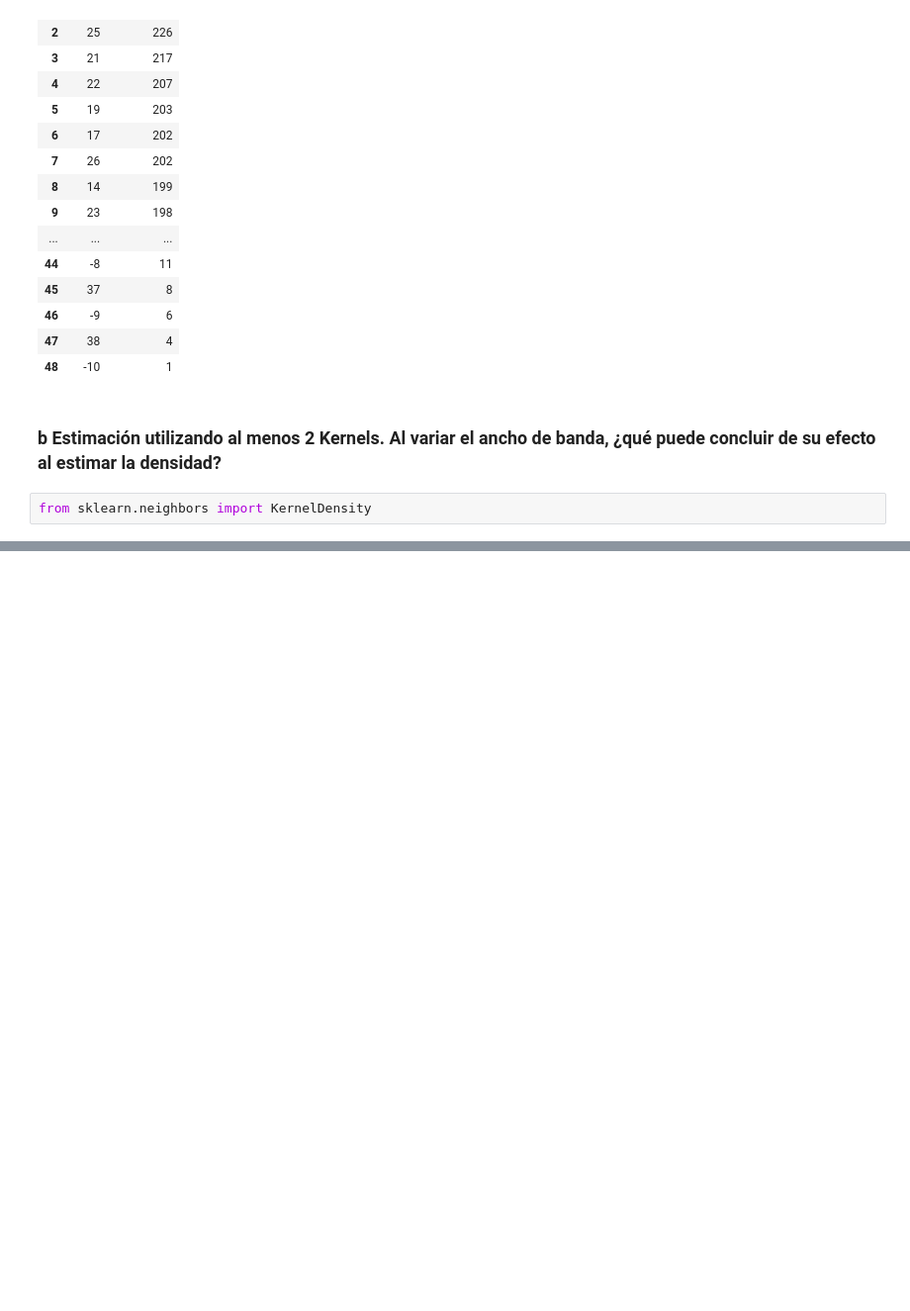
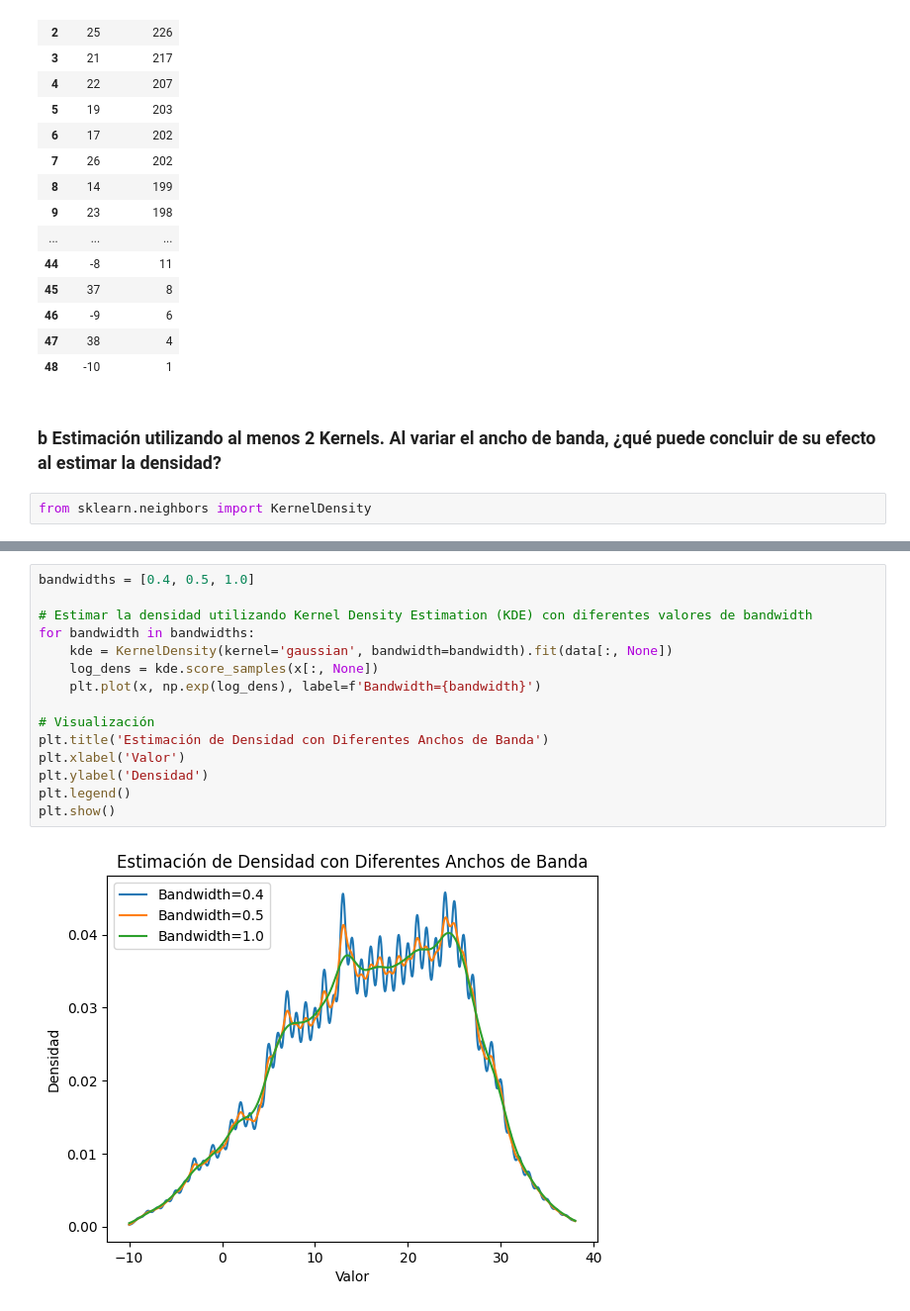
Before and after one commit to stijopa/ENP_Taller_2, a Jupyter notebook: Taller_2.ipynb, the cells around one changed output, grey strips where cells are left out. Shown: that part at 99% size. Drawn from its saved outputs; the diff is of its cells as text; blank space fills up the shorter version.

```diff
--- a/Taller_2.ipynb
+++ b/Taller_2.ipynb
@@ -83,3 +82,20 @@ plt.legend()
 plt.show()
 # %% [output]
 [figure]
+# %%
+bandwidths = [0.4, 0.5, 1.0]
+
+# Estimar la densidad utilizando Kernel Density Estimation (KDE) con diferentes valores de bandwidth
+for bandwidth in bandwidths:
+    kde = KernelDensity(kernel='gaussian', bandwidth=bandwidth).fit(data[:, None])
+    log_dens = kde.score_samples(x[:, None])
+    plt.plot(x, np.exp(log_dens), label=f'Bandwidth={bandwidth}')
+
+# Visualización
+plt.title('Estimación de Densidad con Diferentes Anchos de Banda')
+plt.xlabel('Valor')
+plt.ylabel('Densidad')
+plt.legend()
+plt.show()
+# %% [output]
+[figure, added]
```
Also changed, not shown: parts of 2 cells of this notebook.
